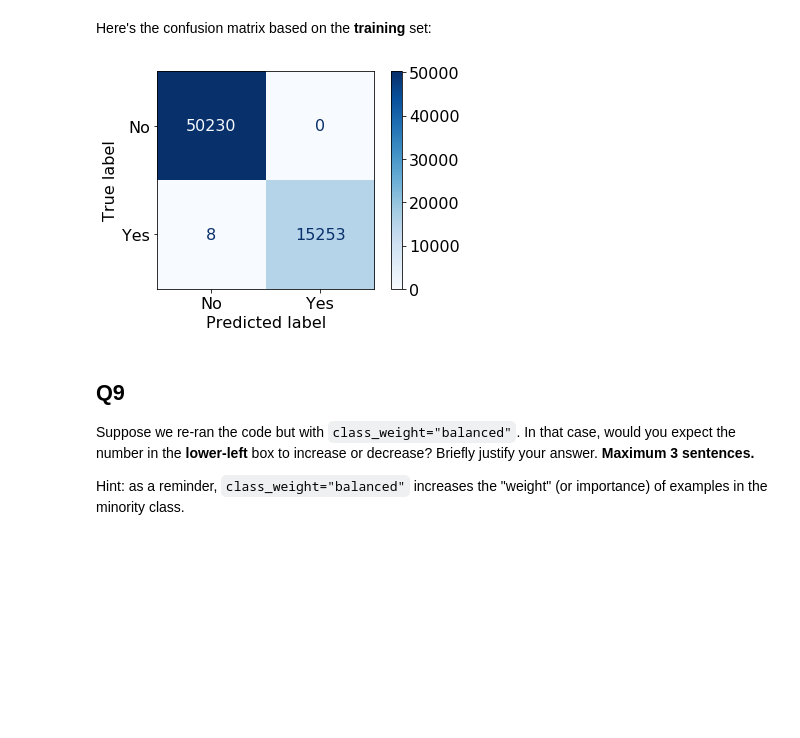
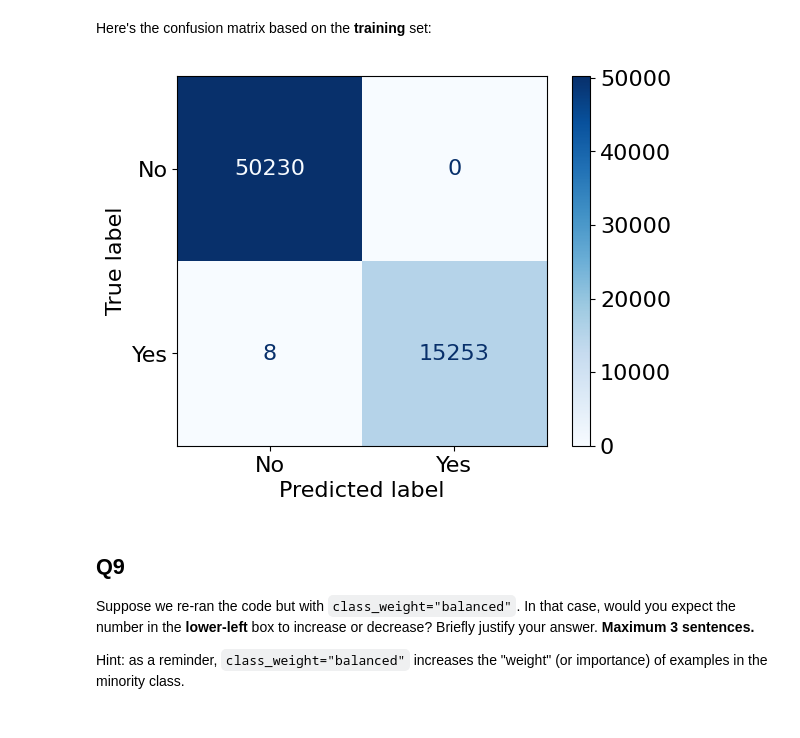
Before and after one commit to ricd99/cpsc330-2022W1, a Jupyter notebook: exams/2019W2/midterm.ipynb, the cells around one changed output. Cells and saved outputs as stored; diff of their text form; code cells hidden in the pictures; blank space fills up the shorter version.

```diff
--- a/exams/2019W2/midterm.ipynb
+++ b/exams/2019W2/midterm.ipynb
@@ -336,12 +338,12 @@ rf.fit(X_train_transformed, y_train);
 # %% [markdown]
 Here's the confusion matrix based on the **training** set:
 # %%
-disp = plot_confusion_matrix(rf, X_train_transformed, y_train,
+disp = ConfusionMatrixDisplay.from_estimator(rf, X_train_transformed, y_train,
                              display_labels=rf.classes_,
                              cmap=plt.cm.Blues,
                              values_format = 'd');
 # %% [output]
-[figure, old version]
+[figure, new version]
 # %% [markdown]
 ## Q9
 
```
Also changed, not shown: parts of 14 cells of this notebook.
